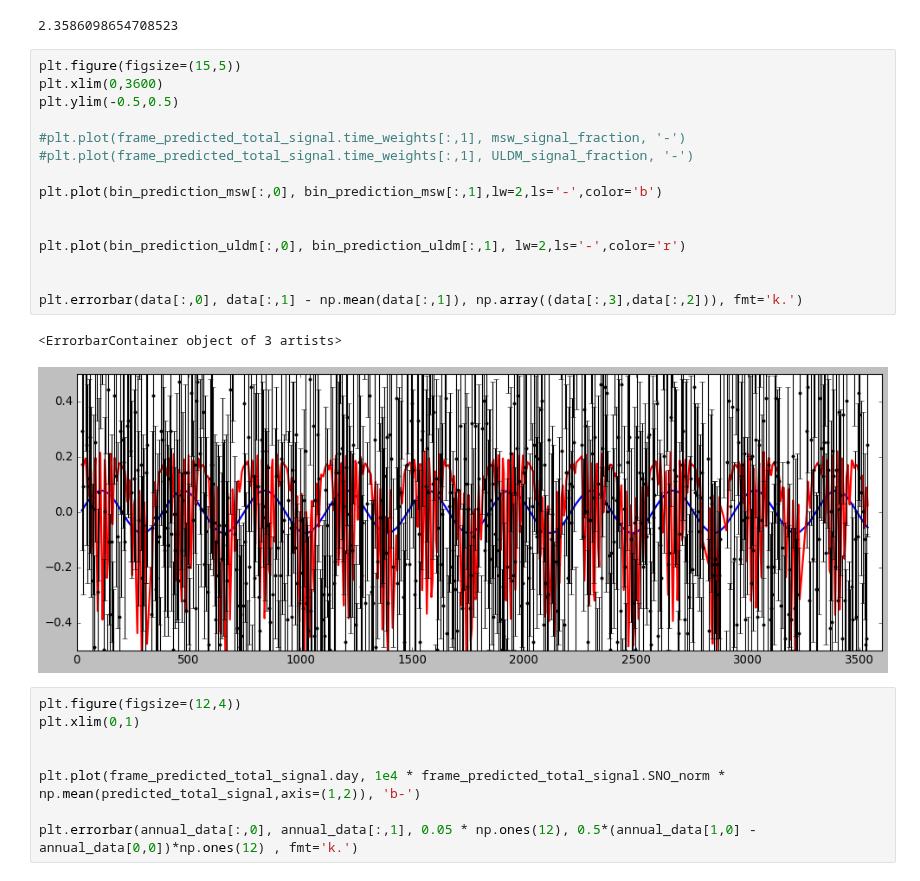
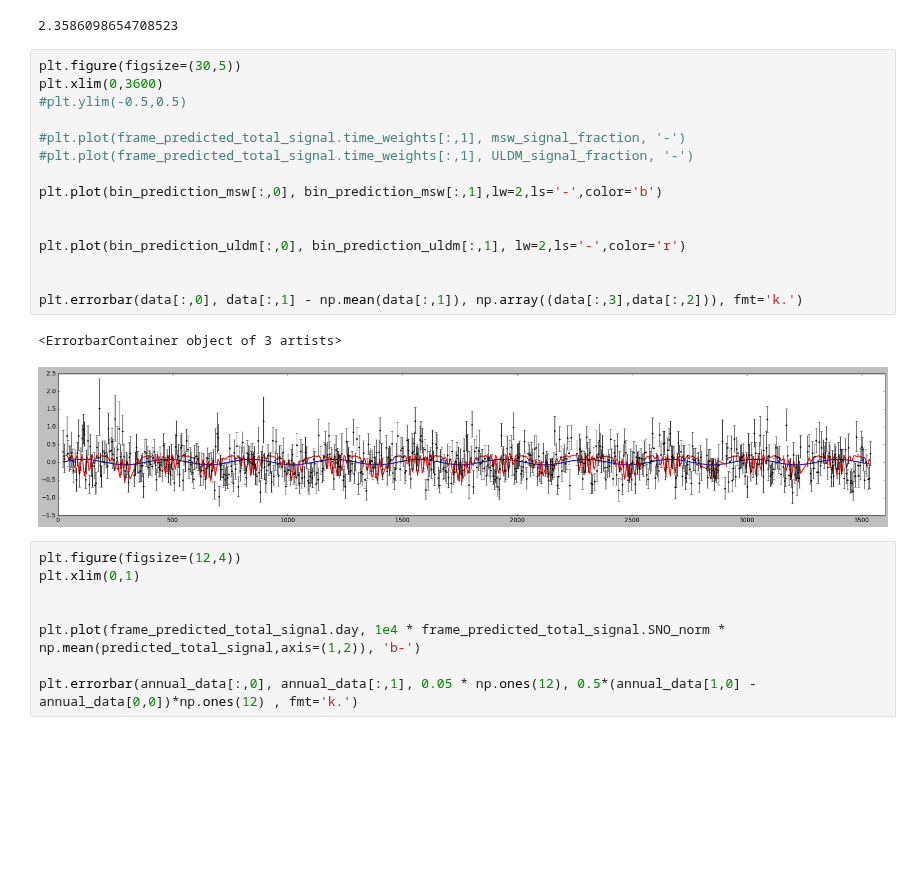
Before and after one commit to SaeedAnsarifard/NeuMod, a Jupyter notebook: Tutorial_ULDM.ipynb, the cells around one changed output. Saved outputs shown, nothing was run; the diff lists cells and outputs as text; blank space fills up the shorter version.

```diff
--- a/Tutorial_ULDM.ipynb
+++ b/Tutorial_ULDM.ipynb
@@ -63,23 +65,23 @@ print(np.mean(data[:,1]))
 # %% [output]
 2.3586098654708523
 # %%
-plt.figure(figsize=(15,5))
+plt.figure(figsize=(30,5))
 plt.xlim(0,3600)
-plt.ylim(-0.5,0.5)
+#plt.ylim(-0.5,0.5)
 
 #plt.plot(frame_predicted_total_signal.time_weights[:,1], msw_signal_fraction, '-')
 #plt.plot(frame_predicted_total_signal.time_weights[:,1], ULDM_signal_fraction, '-')
 
 plt.plot(bin_prediction_msw[:,0], bin_prediction_msw[:,1],lw=2,ls='-',color='b')
 
 
 plt.plot(bin_prediction_uldm[:,0], bin_prediction_uldm[:,1], lw=2,ls='-',color='r')
 
 
 plt.errorbar(data[:,0], data[:,1] - np.mean(data[:,1]), np.array((data[:,3],data[:,2])), fmt='k.')
 # %% [output]
 <ErrorbarContainer object of 3 artists>
-[figure, old version]
+[figure, new version]
 # %%
 plt.figure(figsize=(12,4))
 plt.xlim(0,1)
```
Also changed, not shown: parts of 1 cell of this notebook.
